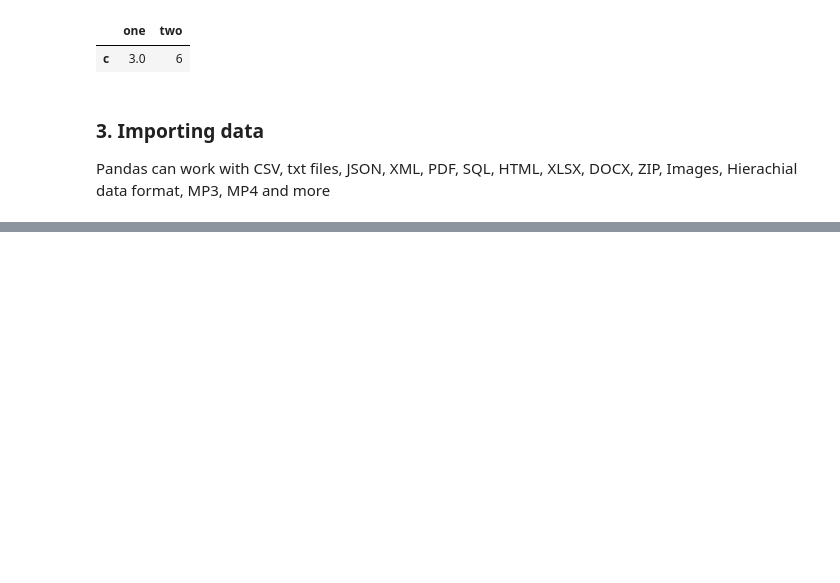
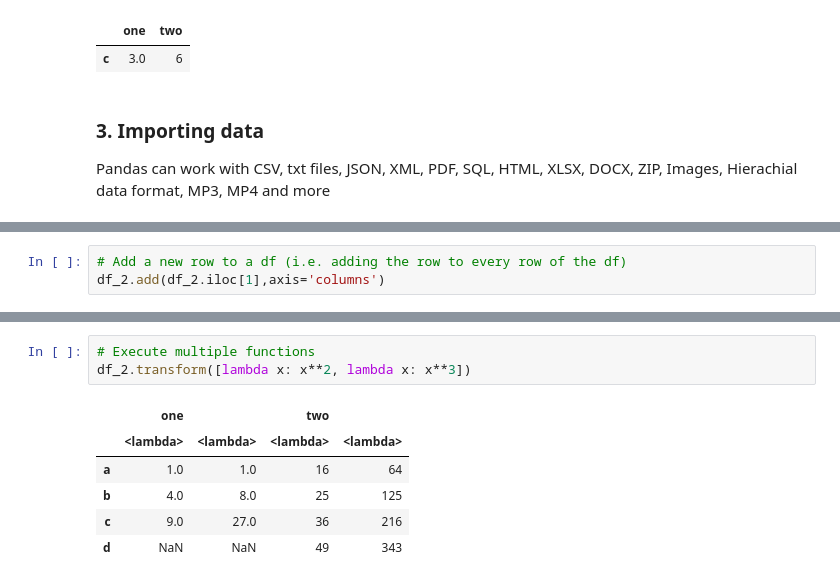
Before and after one commit to JP109/ML-Basics, a Jupyter notebook: Pandas.ipynb, the cells around one changed output, grey strips where cells are left out. Saved outputs shown, nothing was run; the diff lists cells and outputs as text; blank space fills up the shorter version.

```diff
--- a/Pandas.ipynb
+++ b/Pandas.ipynb
@@ -347,0 +425,3 @@ Pandas can work with CSV, txt files, JSON, XML, PDF, SQL, HTML, XLSX, DOCX, ZIP,
+# %%
+# Add a new row to a df (i.e. adding the row to every row of the df)
+df_2.add(df_2.iloc[1],axis='columns')
@@ -347,0 +458,10 @@ Pandas can work with CSV, txt files, JSON, XML, PDF, SQL, HTML, XLSX, DOCX, ZIP,
+# %%
+# Execute multiple functions
+df_2.transform([lambda x: x**2, lambda x: x**3])
+# %% [output]
+|  | one |  | two |  |
+|  | <lambda> | <lambda> | <lambda> | <lambda> |
+| a | 1.0 | 1.0 | 16 | 64 |
+| b | 4.0 | 8.0 | 25 | 125 |
+| c | 9.0 | 27.0 | 36 | 216 |
+| d | NaN | NaN | 49 | 343 |
```
Also changed, not shown: parts of 43 cells of this notebook.
